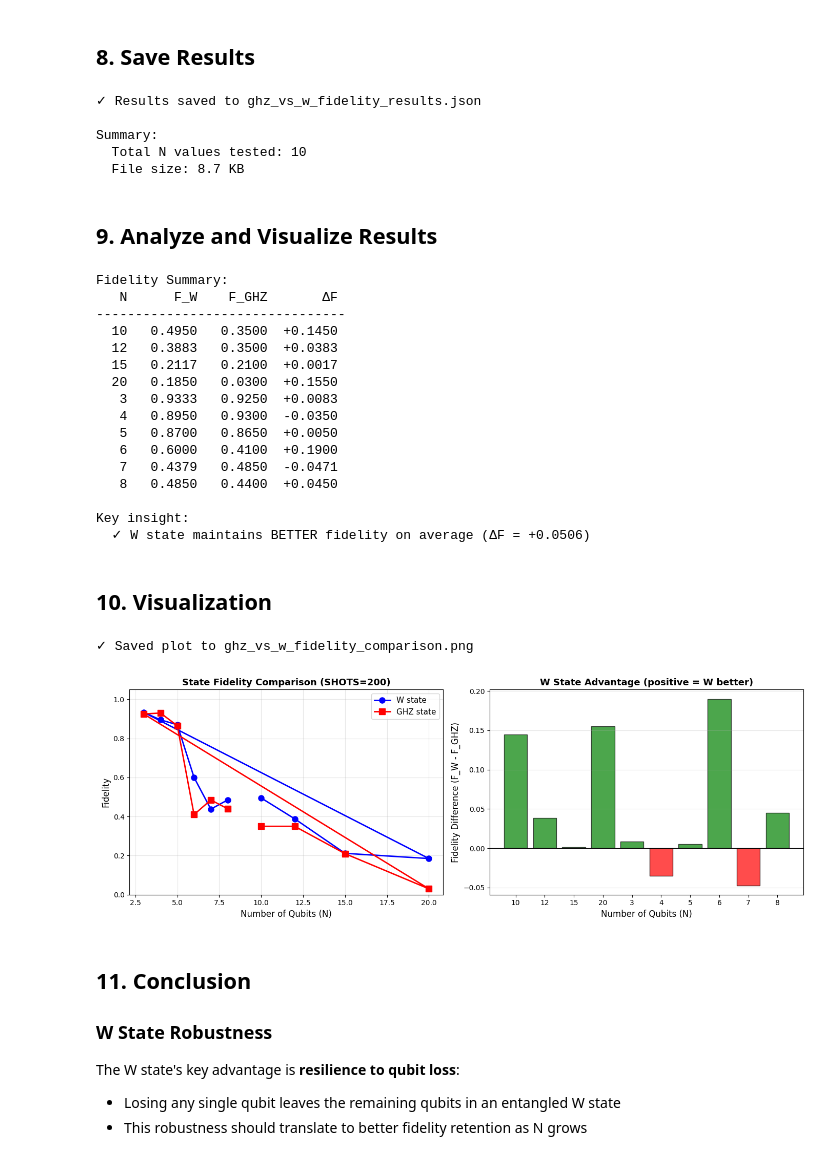
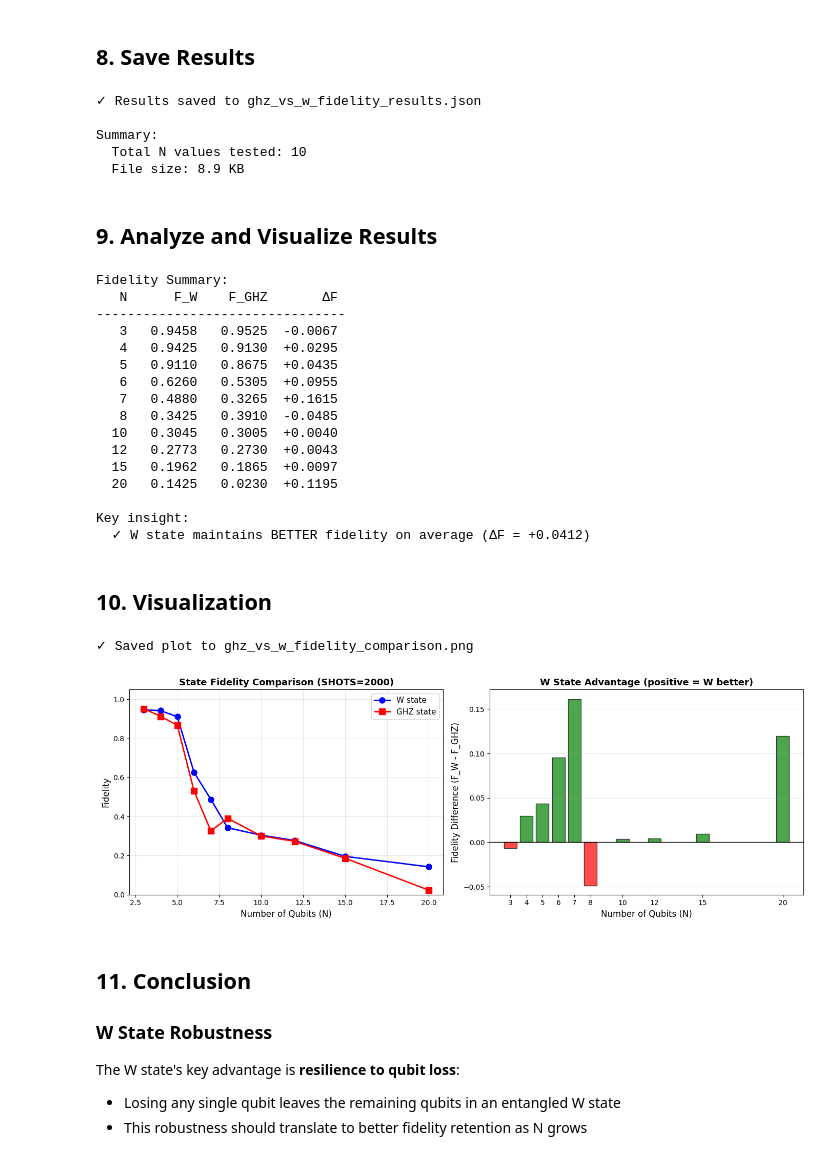
Before and after one commit to GrigoVyd/iqm_qte, a Jupyter notebook: GHZ_vs_W_fidelity_comparison.ipynb, the cells around one changed output. Saved outputs shown, nothing was run; the diff lists cells and outputs as text; code cells hidden in the pictures.

```diff
--- a/GHZ_vs_W_fidelity_comparison.ipynb
+++ b/GHZ_vs_W_fidelity_comparison.ipynb
@@ -56,7 +56,7 @@ print("✓ Imports complete")
 # %%
 # ── Experiment parameters ──────────────────────────────────────────────────
 QUBIT_COUNTS  = [3, 4, 5, 6, 7, 8, 10, 12, 15, 20]
-SHOTS         = 200
+SHOTS         = 2000
 RESULTS_FILE  = "ghz_vs_w_fidelity_results.json"
 BEAM_WIDTH    = 100
 # GHZ and W states are simpler than before, so we don't need excessive averaging
@@ -477,9 +470,12 @@ Experiment complete!
 # %% [markdown]
 ## 8. Save Results
 # %%
-# Save to JSON
+# Save to JSON in ascending qubit-count order
+sorted_data = dict(sorted(results["data"].items(), key=lambda item: item[1]["qubit_count"]))
+results_to_save = dict(results)
+results_to_save["data"] = sorted_data
 with open(RESULTS_FILE, 'w') as f:
-    json.dump(results, f, indent=2)
+    json.dump(results_to_save, f, indent=2)
 
 print(f"✓ Results saved to {RESULTS_FILE}")
 
@@ -492,18 +488,21 @@ print(f"  File size: {Path(RESULTS_FILE).stat().st_size / 1024:.1f} KB")
 
 Summary:
   Total N values tested: 10
-  File size: 8.7 KB
+  File size: 8.9 KB
 # %% [markdown]
 ## 9. Analyze and Visualize Results
 # %%
-# Extract fidelity curves
+# Extract fidelity curves sorted by numeric qubit count
+sorted_entries = sorted(
+    results["data"].items(),
+    key=lambda item: item[1]["qubit_count"],
+)
 n_values = []
 f_w_values = []
 f_ghz_values = []
 delta_f_values = []  # W - GHZ
 
-for key in sorted(results["data"].keys()):
-    entry = results["data"][key]
+for key, entry in sorted_entries:
     if "ghz" not in entry or "w" not in entry:
         continue
 
@@ -536,54 +535,54 @@ else:
 Fidelity Summary:
    N      F_W    F_GHZ       ΔF
 --------------------------------
-  10   0.4950   0.3500  +0.1450
-  12   0.3883   0.3500  +0.0383
-  15   0.2117   0.2100  +0.0017
-  20   0.1850   0.0300  +0.1550
-   3   0.9333   0.9250  +0.0083
-   4   0.8950   0.9300  -0.0350
-   5   0.8700   0.8650  +0.0050
-   6   0.6000   0.4100  +0.1900
-   7   0.4379   0.4850  -0.0471
-   8   0.4850   0.4400  +0.0450
+   3   0.9458   0.9525  -0.0067
+   4   0.9425   0.9130  +0.0295
+   5   0.9110   0.8675  +0.0435
+   6   0.6260   0.5305  +0.0955
+   7   0.4880   0.3265  +0.1615
+   8   0.3425   0.3910  -0.0485
+  10   0.3045   0.3005  +0.0040
+  12   0.2773   0.2730  +0.0043
+  15   0.1962   0.1865  +0.0097
+  20   0.1425   0.0230  +0.1195
 
 Key insight:
-  ✓ W state maintains BETTER fidelity on average (ΔF = +0.0506)
+  ✓ W state maintains BETTER fidelity on average (ΔF = +0.0412)
 # %% [markdown]
 ## 10. Visualization
 # %%
 fig, axes = plt.subplots(1, 2, figsize=(14, 5))
 
 # ── Plot 1: Fidelity vs N ────────────────────────────────────────────────────
 ax = axes[0]
 ax.plot(n_values, f_w_values, 'o-', label='W state', linewidth=2, markersize=8, color='blue')
 ax.plot(n_values, f_ghz_values, 's-', label='GHZ state', linewidth=2, markersize=8, color='red')
 ax.set_xlabel('Number of Qubits (N)', fontsize=12)
 ax.set_ylabel('Fidelity', fontsize=12)
 ax.set_title(f'State Fidelity Comparison (SHOTS={SHOTS})', fontsize=13, fontweight='bold')
 ax.grid(True, alpha=0.3)
 ax.legend(fontsize=11, loc='best')
 ax.set_ylim([0, 1.05])
 
 # ── Plot 2: Fidelity Difference (W - GHZ) ────────────────────────────────────
 ax = axes[1]
 colors = ['green' if d > 0 else 'red' for d in delta_f_values]
-ax.bar(range(len(n_values)), delta_f_values, color=colors, alpha=0.7, edgecolor='black')
+ax.bar(n_values, delta_f_values, color=colors, alpha=0.7, edgecolor='black', width=0.8)
 ax.axhline(y=0, color='black', linestyle='-', linewidth=1)
-ax.set_xticks(range(len(n_values)))
+ax.set_xticks(n_values)
 ax.set_xticklabels([f'{int(n)}' for n in n_values])
 ax.set_xlabel('Number of Qubits (N)', fontsize=12)
 ax.set_ylabel('Fidelity Difference (F_W - F_GHZ)', fontsize=12)
 ax.set_title('W State Advantage (positive = W better)', fontsize=13, fontweight='bold')
 ax.grid(True, alpha=0.3, axis='y')
 
 plt.tight_layout()
 plt.savefig('ghz_vs_w_fidelity_comparison.png', dpi=150, bbox_inches='tight')
 print(f"✓ Saved plot to ghz_vs_w_fidelity_comparison.png")
 plt.show()
 # %% [output]
 ✓ Saved plot to ghz_vs_w_fidelity_comparison.png
-[figure, old version]
+[figure, new version]
 # %% [markdown]
 ## 11. Conclusion
 
```
Also changed, not shown: parts of 2 cells of this notebook, 2 other files.
